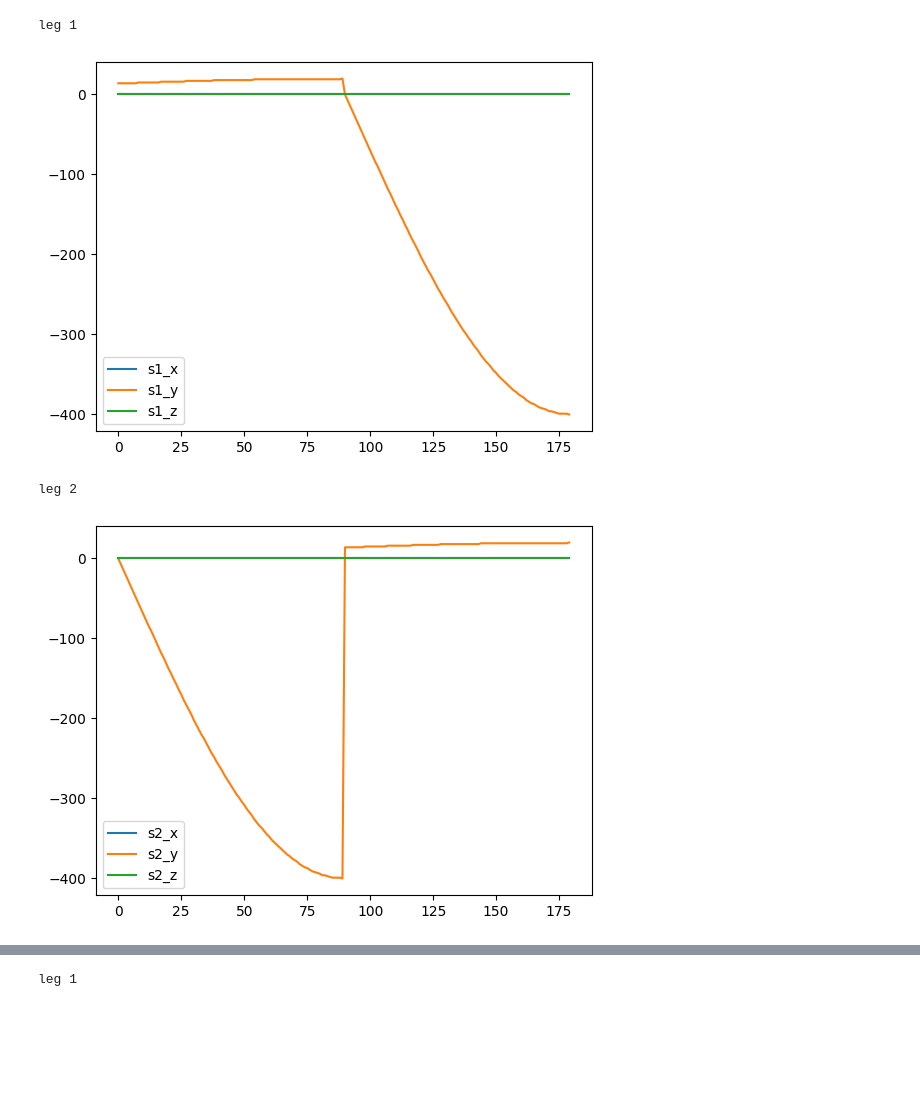
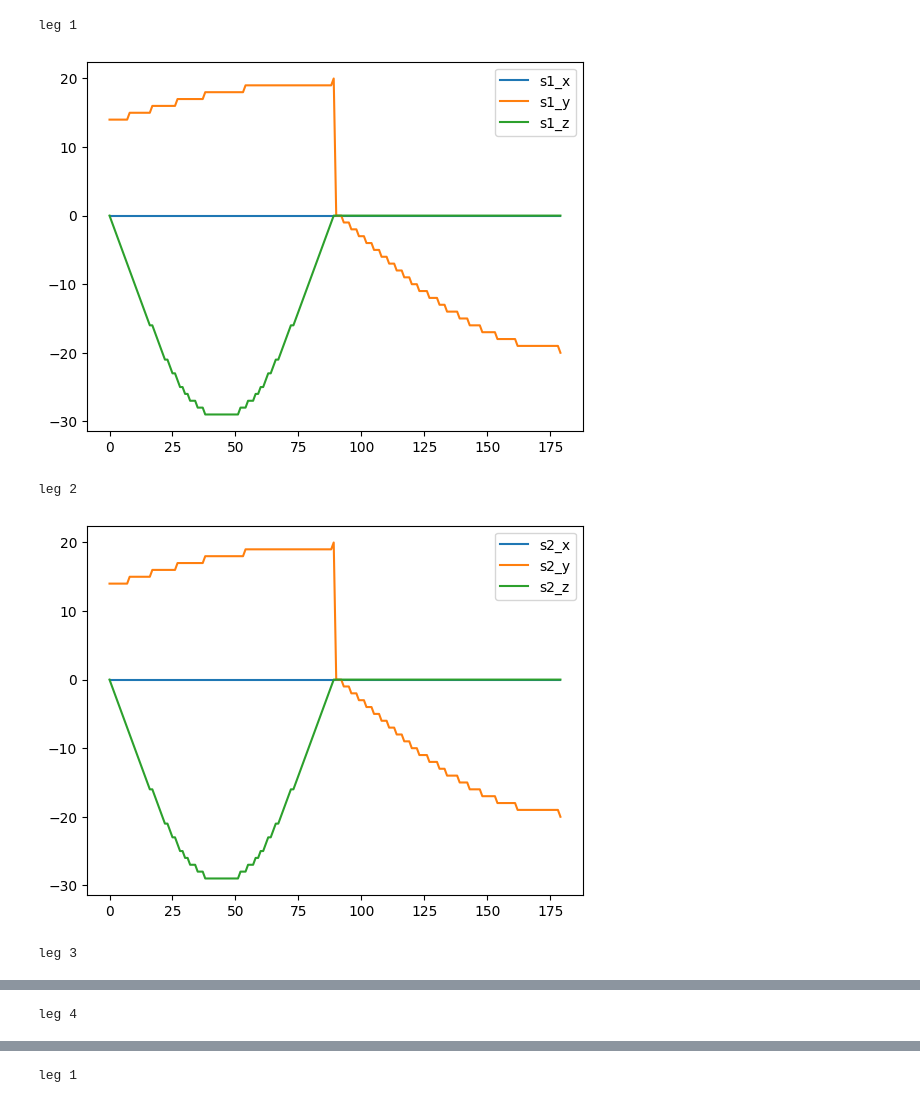
Before and after one commit to kevywilly/vega, a Jupyter notebook: notebooks/gaits.ipynb, the cells around one changed output, grey strips where cells are left out. Cells and saved outputs as stored; diff of their text form; code cells hidden in the pictures; blank space fills up the shorter version.

```diff
--- a/notebooks/gaits.ipynb
+++ b/notebooks/gaits.ipynb
@@ -3,8 +3,9 @@ from src.motion.gaits.sidestep import Sidestep
 # %%
-gait = Sidestep(stride=20, clearance=30, step_size=1)
+gait = Turn(stride=20, clearance=30, step_size=1)
 gait.plotit()
 # %% [output]
 leg 1
-[figure, old version]
+[figure, new version]
 leg 2
-[figure, old version]
+[figure, new version]
+leg 3
@@ -10,0 +13 @@ leg 2
+leg 4
```
Also changed, not shown: parts of 2 cells of this notebook, 3 other files.
